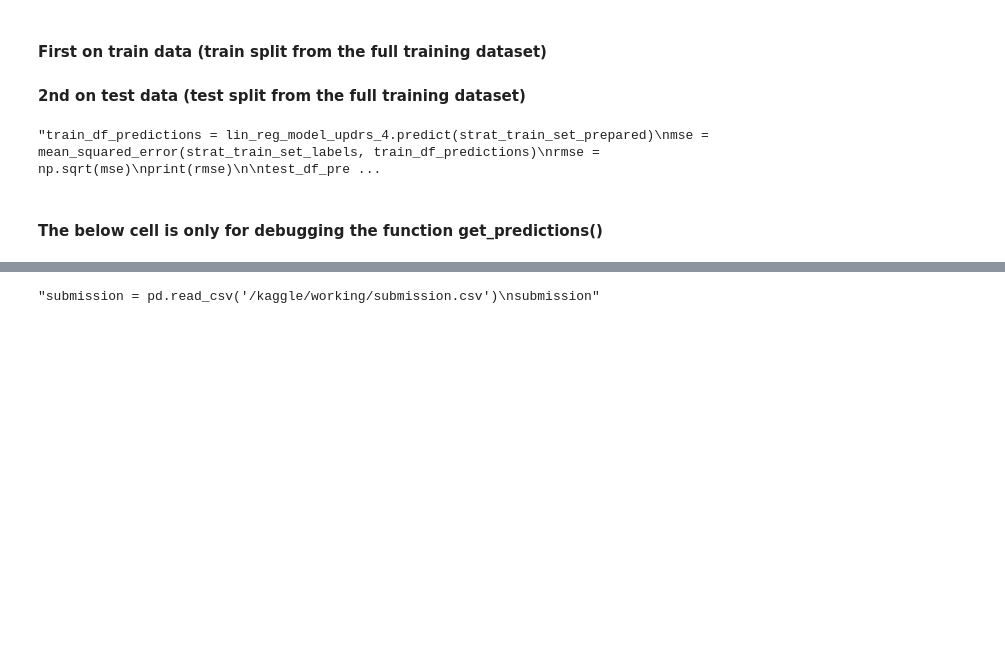
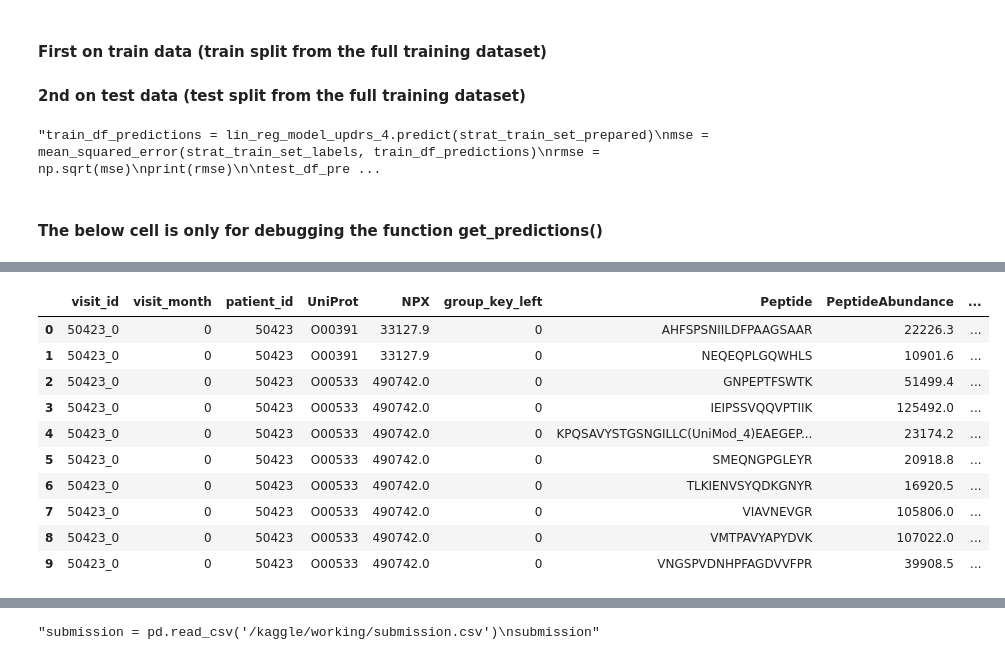
Before and after one commit to sumaniitm/AMP-parkinsons-disease-progression-prediction, a Jupyter notebook: amp-parkinson-s-disease-progression-prediction.ipynb, the cells around one changed output, grey strips where cells are left out. Saved outputs shown, nothing was run; the diff lists cells and outputs as text; code cells hidden in the pictures; blank space fills up the shorter version.

Commit message:
Kaggle Notebook | AMP®-Parkinson's Disease Progression Prediction | Version 25

```diff
--- a/amp-parkinson-s-disease-progression-prediction.ipynb
+++ b/amp-parkinson-s-disease-progression-prediction.ipynb
@@ -271,3 +271,15 @@ model_dict"""
 "train_df_predictions = lin_reg_model_updrs_4.predict(strat_train_set_prepared)\nmse = mean_squared_error(strat_train_set_labels, train_df_predictions)\nrmse = np.sqrt(mse)\nprint(rmse)\n\ntest_df_pre ...
 # %% [markdown]
 #### The below cell is only for debugging the function get_predictions()
+# %%
+df_proteins = pd.read_csv('/kaggle/input/amp-parkinsons-disease-progression-prediction/example_test_files/test_proteins.csv')
+print(df_proteins.shape)
+print(df_proteins.head(10))
+
+df_peptides = pd.read_csv('/kaggle/input/amp-parkinsons-disease-progression-prediction/example_test_files/test_peptides.csv')
+print(df_peptides.shape)
+print(df_peptides.head(10))
+
+df_test = pd.read_csv('/kaggle/input/amp-parkinsons-disease-progression-prediction/example_test_files/test.csv')
+print(df_test.shape)
+print(df_test.head(10))
@@ -273,0 +304,18 @@ model_dict"""
+# %%
+pro_pep_join = pd.merge(df_proteins, df_peptides, on=['patient_id','visit_id','visit_month','UniProt'], suffixes=['_left','_right'], how='outer')
+pro_pep_join['NPX'] = np.where(pro_pep_join['NPX'].isna(), 0, pro_pep_join['NPX'])
+pro_pep_join['PeptideAbundance'] = np.where(pro_pep_join['PeptideAbundance'].isna(), 0, pro_pep_join['PeptideAbundance'])
+
+pro_pep_join.head(10)
+# %% [output]
+|  | visit_id | visit_month | patient_id | UniProt | NPX | group_key_left | Peptide | PeptideAbundance | ... |
+| 0 | 50423_0 | 0 | 50423 | O00391 | 33127.9 | 0 | AHFSPSNIILDFPAAGSAAR | 22226.3 | ... |
+| 1 | 50423_0 | 0 | 50423 | O00391 | 33127.9 | 0 | NEQEQPLGQWHLS | 10901.6 | ... |
+| 2 | 50423_0 | 0 | 50423 | O00533 | 490742.0 | 0 | GNPEPTFSWTK | 51499.4 | ... |
+| 3 | 50423_0 | 0 | 50423 | O00533 | 490742.0 | 0 | IEIPSSVQQVPTIIK | 125492.0 | ... |
+| 4 | 50423_0 | 0 | 50423 | O00533 | 490742.0 | 0 | KPQSAVYSTGSNGILLC(UniMod_4)EAEGEP... | 23174.2 | ... |
+| 5 | 50423_0 | 0 | 50423 | O00533 | 490742.0 | 0 | SMEQNGPGLEYR | 20918.8 | ... |
+| 6 | 50423_0 | 0 | 50423 | O00533 | 490742.0 | 0 | TLKIENVSYQDKGNYR | 16920.5 | ... |
+| 7 | 50423_0 | 0 | 50423 | O00533 | 490742.0 | 0 | VIAVNEVGR | 105806.0 | ... |
+| 8 | 50423_0 | 0 | 50423 | O00533 | 490742.0 | 0 | VMTPAVYAPYDVK | 107022.0 | ... |
+| 9 | 50423_0 | 0 | 50423 | O00533 | 490742.0 | 0 | VNGSPVDNHPFAGDVVFPR | 39908.5 | ... |
```
Also changed, not shown: parts of 7 cells of this notebook.
